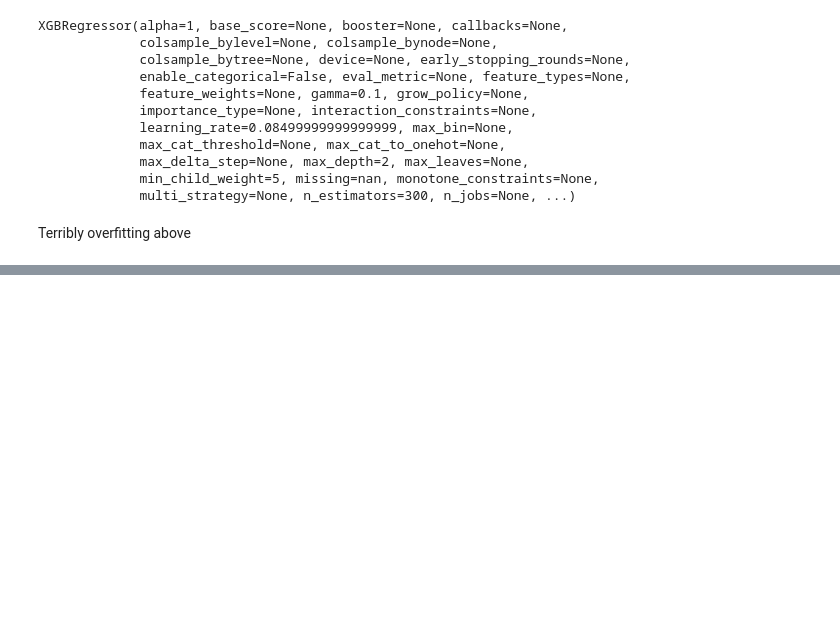
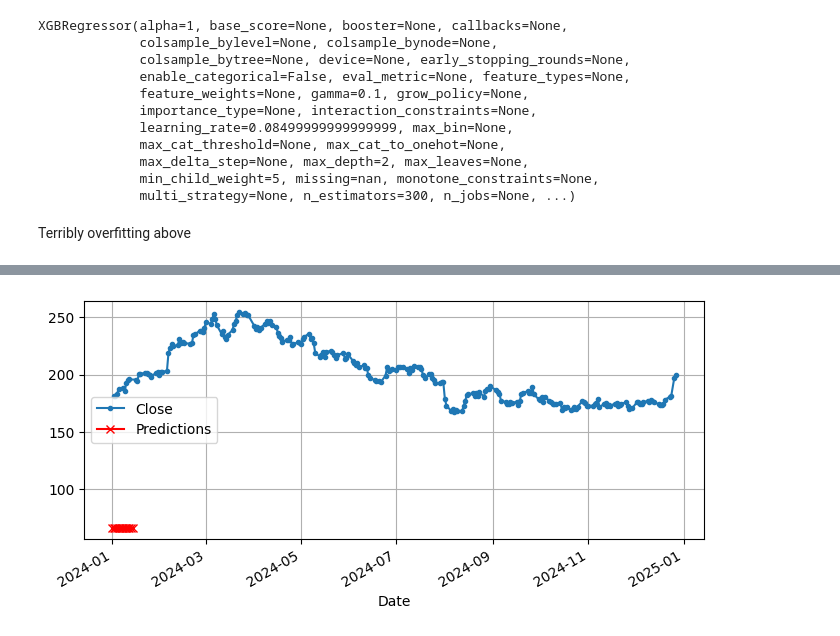
Before and after one commit to Clarkson-Applied-Data-Science/2025_ia651_kay, a Jupyter notebook: toyota_mike.ipynb, the cells around one changed output, grey strips where cells are left out. Cells and saved outputs as stored; diff of their text form; code cells hidden in the pictures; blank space fills up the shorter version.

```diff
--- a/toyota_mike.ipynb
+++ b/toyota_mike.ipynb
@@ -579,0 +612,21 @@ Terribly overfitting above
+# %%
+tf.random.set_seed(42)  # extra code – ensures reproducibility
+deep_model = tf.keras.Sequential([
+    tf.keras.layers.SimpleRNN(32, return_sequences=True, input_shape=[None, 1]),
+    tf.keras.layers.SimpleRNN(32, return_sequences=True),
+    tf.keras.layers.SimpleRNN(32),
+    tf.keras.layers.Dense(1)
+])
+# %%
+def fit_and_evaluate(model, train_set, valid_set, learning_rate, epochs=500):
+    early_stopping_cb = tf.keras.callbacks.EarlyStopping(
+        monitor="val_mae", patience=50, restore_best_weights=True)
+    opt = tf.keras.optimizers.SGD(learning_rate=learning_rate, momentum=0.9)
+    model.compile(loss=tf.keras.losses.Huber(), optimizer=opt, metrics=["mae"])
+    history = model.fit(train_set, validation_data=valid_set, epochs=epochs,
+                        callbacks=[early_stopping_cb])
+    valid_loss, valid_mae = model.evaluate(valid_set)
+    return valid_mae
+# %%
+# extra code – compiles, fits, and evaluates the model, like earlier
+fit_and_evaluate(deep_model, train_ds, valid_ds, learning_rate=0.01)
@@ -579,0 +652,7 @@ Terribly overfitting above
+# %%
+import numpy as np
+
+X = valid.to_numpy()[np.newaxis, :seq_length, np.newaxis]
+for step_ahead in range(14):
+    y_pred_one = deep_model.predict(X)
+    X = np.concatenate([X, y_pred_one.reshape(1, 1, 1, 1)], axis=1)
@@ -579,0 +674,13 @@ Terribly overfitting above
+# %%
+Y_pred = pd.Series(X[0, -14:, 0].flatten(),
+                   index=pd.date_range("2024-01-01", "2024-01-14"))
+
+fig, ax = plt.subplots(figsize=(8, 3.5))
+(valid).plot(
+    label="True", marker=".", ax=ax)
+(Y_pred).plot(
+    label="Predictions", grid=True, marker="x", color="r", ax=ax)
+plt.legend(loc="center left")
+plt.show()
+# %% [output]
+[figure, added]
```
Also changed, not shown: parts of 16 cells of this notebook.
